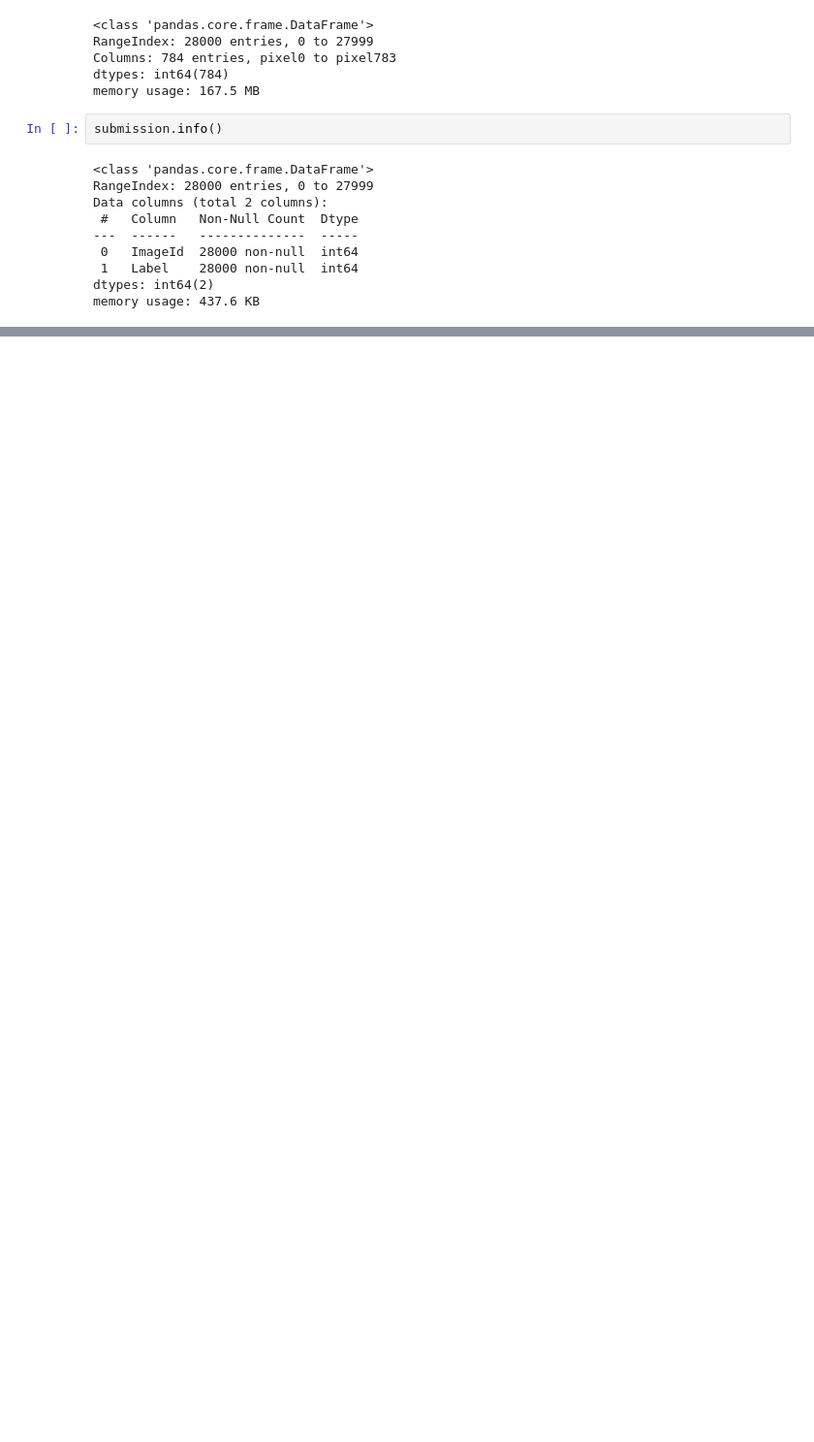
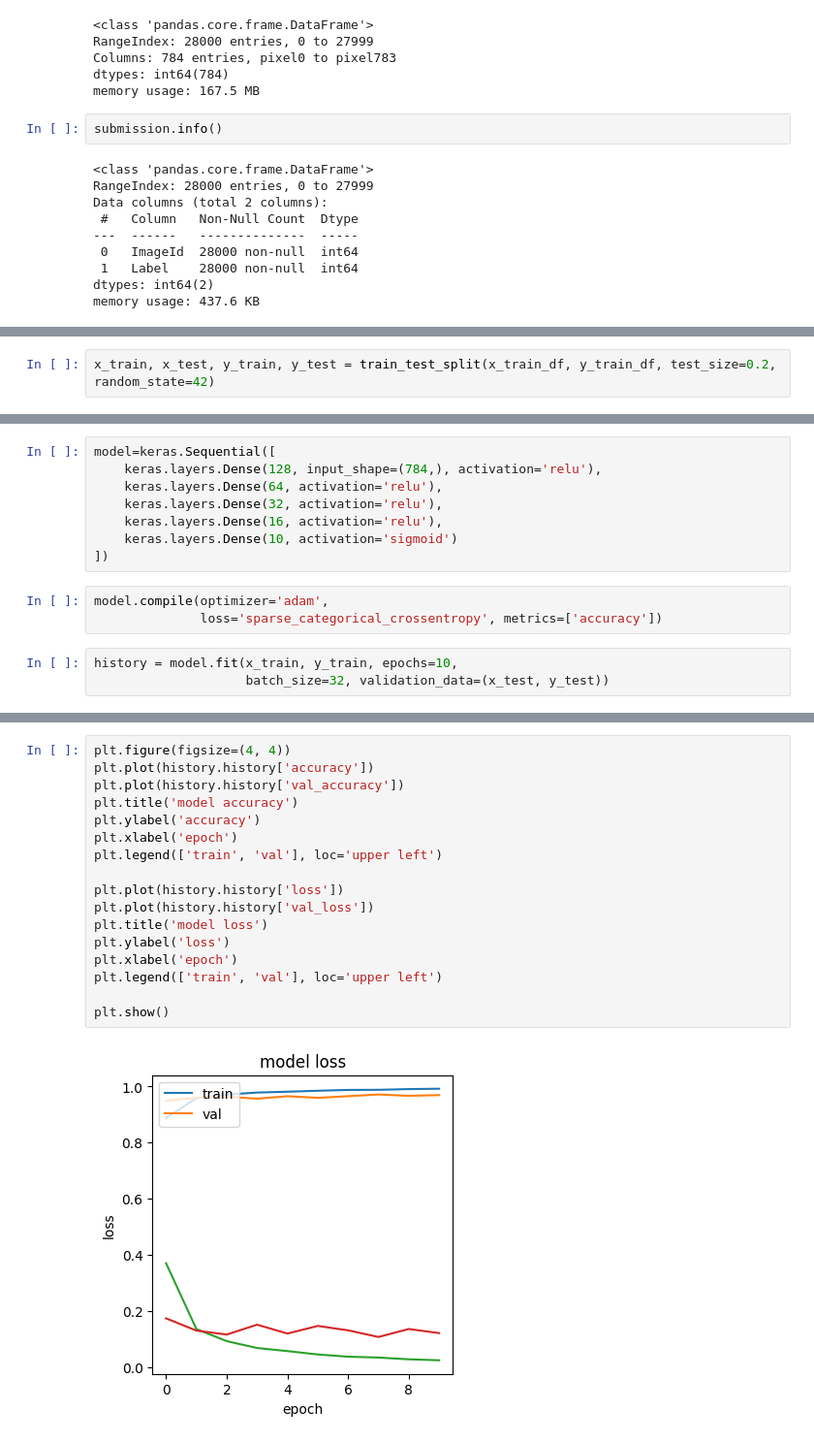
Before and after one commit to shivam6862/Digit-Recognizer, a Jupyter notebook: model/Digit-Recognizer.ipynb, the cells around one changed output, grey strips where cells are left out. Shown: that part at 97% size. Saved outputs shown, nothing was run; the diff lists cells and outputs as text; blank space fills up the shorter version.

```diff
--- a/model/Digit-Recognizer.ipynb
+++ b/model/Digit-Recognizer.ipynb
@@ -80,0 +160,2 @@ memory usage: 437.6 KB
+# %%
+x_train, x_test, y_train, y_test = train_test_split(x_train_df, y_train_df, test_size=0.2, random_state=42)
@@ -80,0 +186,14 @@ memory usage: 437.6 KB
+# %%
+model=keras.Sequential([
+    keras.layers.Dense(128, input_shape=(784,), activation='relu'),
+    keras.layers.Dense(64, activation='relu'),
+    keras.layers.Dense(32, activation='relu'),
+    keras.layers.Dense(16, activation='relu'),
+    keras.layers.Dense(10, activation='sigmoid')
+])
+# %%
+model.compile(optimizer='adam',
+              loss='sparse_categorical_crossentropy', metrics=['accuracy'])
+# %%
+history = model.fit(x_train, y_train, epochs=10,
+                    batch_size=32, validation_data=(x_test, y_test))
@@ -80,0 +237,19 @@ memory usage: 437.6 KB
+# %%
+plt.figure(figsize=(4, 4))
+plt.plot(history.history['accuracy'])
+plt.plot(history.history['val_accuracy'])
+plt.title('model accuracy')
+plt.ylabel('accuracy')
+plt.xlabel('epoch')
+plt.legend(['train', 'val'], loc='upper left')
+
+plt.plot(history.history['loss'])
+plt.plot(history.history['val_loss'])
+plt.title('model loss')
+plt.ylabel('loss')
+plt.xlabel('epoch')
+plt.legend(['train', 'val'], loc='upper left')
+
+plt.show()
+# %% [output]
+[figure, added]
```
Also changed, not shown: parts of 28 cells of this notebook.
